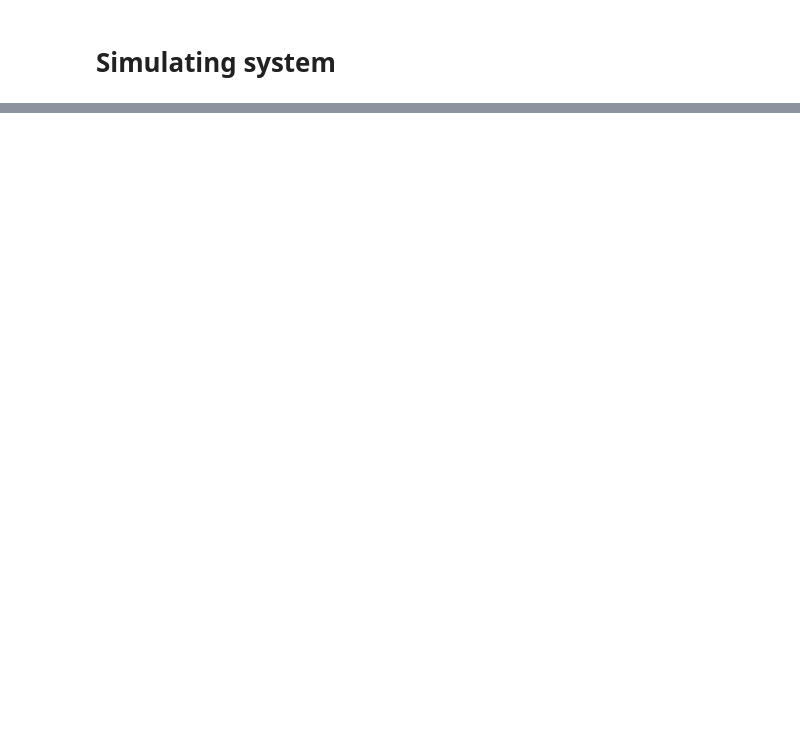
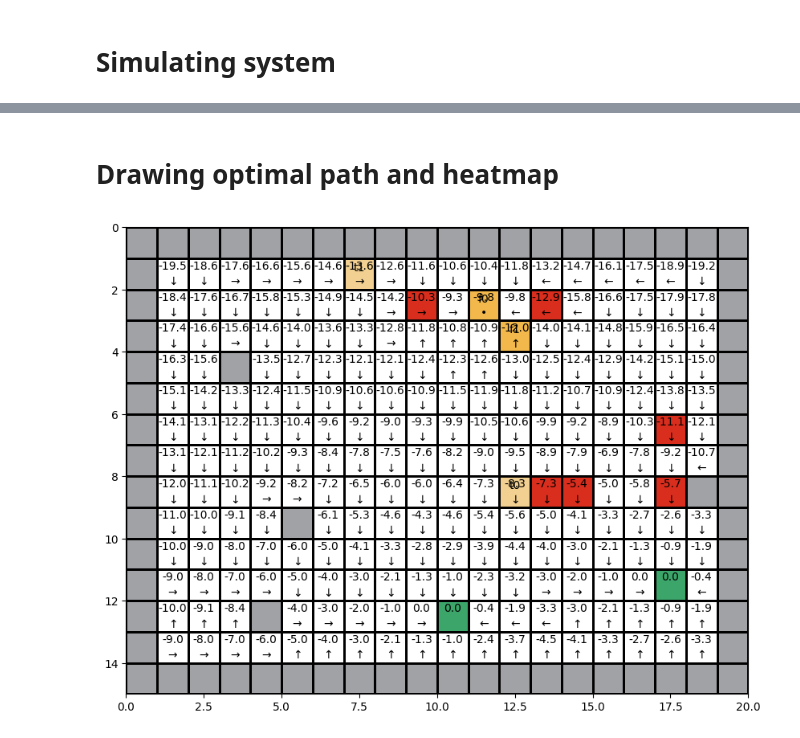
Before and after one commit to djole07/Maze, a Jupyter notebook: maze.ipynb, the cells around one changed output, grey strips where cells are left out. Saved outputs shown, nothing was run; the diff lists cells and outputs as text; code cells hidden in the pictures; blank space fills up the shorter version.

```diff
--- a/maze.ipynb
+++ b/maze.ipynb
@@ -615,0 +791,12 @@ showBoardWithGridAndScores(refreshBoard(board), v, show_text, ROWS_NUMBER, COLUM
+# %%
+def action_symbol(a:Action):
+  """
+    Returns the symbol that coresponds to action
+  """
+  match(a):
+    case Action.UP: return '↑'
+    case Action.RIGHT: return '→'
+    case Action.DOWN: return '↓'
+    case Action.LEFT: return '←'
+    case Action.STAY: return '•'
+    case _: return '?'
@@ -615,0 +852,27 @@ showBoardWithGridAndScores(refreshBoard(board), v, show_text, ROWS_NUMBER, COLUM
+# %% [markdown]
+# Drawing optimal path and heatmap
+# %%
+# @title
+# @title  {"display-mode":"form"}
+show_arrows = True # @param {type:"boolean"}
+show_values = True # @param {type:"boolean"}
+
+showBoardWithGridAndScores(refreshBoard(board),
+                           COLUMNS_NUMBER,
+                           ROWS_NUMBER,
+                           v,
+                           False,
+                           Tabla.teleport_cells_dict,
+                           True)
+arrows_dict = {}
+for s in states_list:
+  index = greedy_action(Tabla, s, v, 1)
+  symbol = action_symbol(Tabla.get_actions()[index])
+  if isinstance(Tabla.board[s[1]][s[0]], TerminalCell):
+    symbol = ''
+  if show_arrows:
+    plt.text(s[0]+0.5,s[1]+0.75, symbol, fontsize=10, ha = 'center', va = 'center')
+  if show_values:
+    plt.text(s[0]+0.5,s[1]+0.25, f"{v[s]:.1f}", fontsize=10, ha = 'center', va = 'center')
+# %% [output]
+[figure, added]
```
Also changed, not shown: parts of 31 cells of this notebook.
